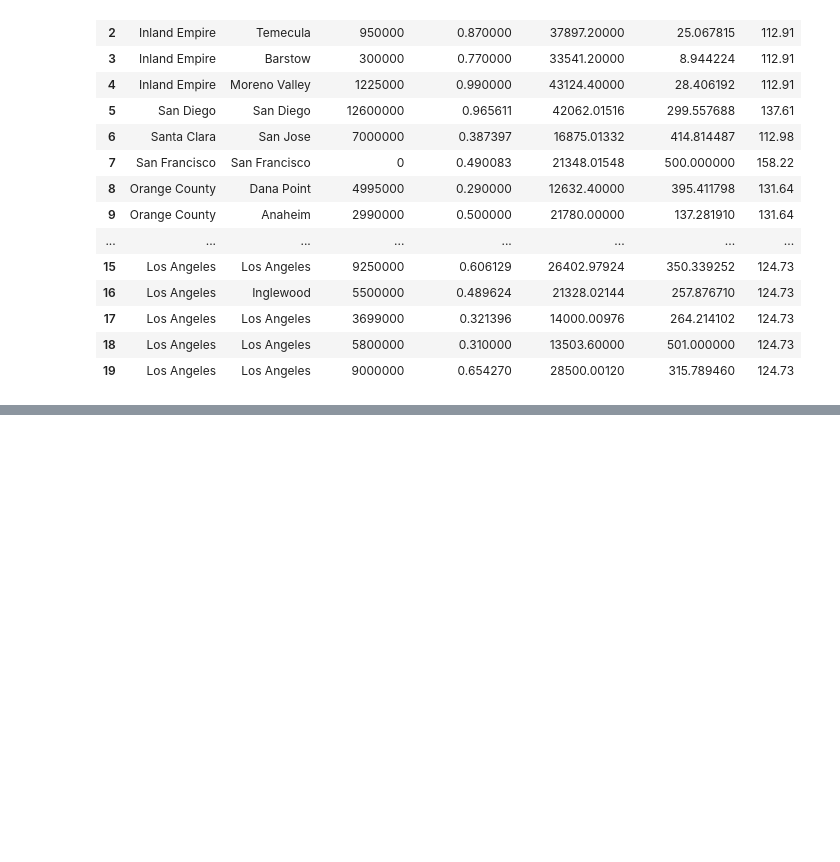
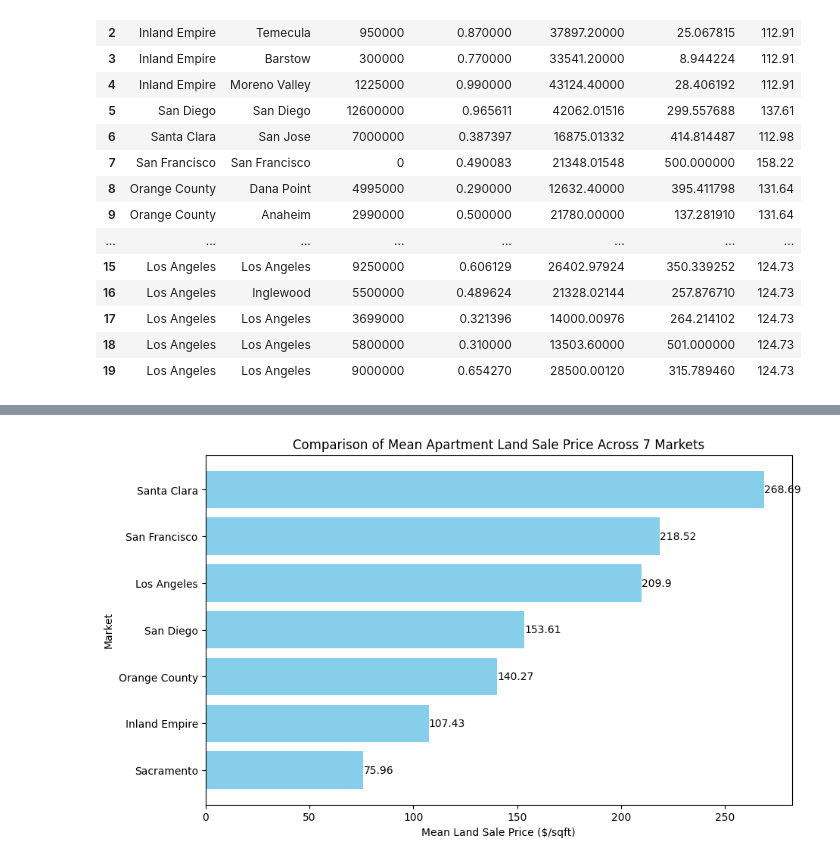
Before and after one commit to shasha920/HotelvsApartmentGrowth, a Jupyter notebook: HuaYang7MarketLandAnalysis.ipynb, the cells around one changed output, grey strips where cells are left out. Cells and saved outputs as stored; diff of their text form; code cells hidden in the pictures; blank space fills up the shorter version.

```diff
--- a/HuaYang7MarketLandAnalysis.ipynb
+++ b/HuaYang7MarketLandAnalysis.ipynb
@@ -78,0 +79,3 @@ plt.show()
+# %%
+df1=pd.read_excel("7MarketApartmentLandAnalysis.xlsx")
+df1
@@ -78,0 +96,18 @@ plt.show()
+# %%
+mean_land_prices = df1.groupby("Market Name")["Land Sale to sqft"].mean().sort_values(ascending=False).reset_index()
+# %%
+plt.figure(figsize=(10, 6))
+bars = plt.barh(mean_land_prices["Market Name"], mean_land_prices["Land Sale to sqft"], color='skyblue')
+
+for bar in bars:
+    xval = bar.get_width()
+    plt.text(xval + 0.1, bar.get_y() + bar.get_height() / 2, round(xval, 2), ha='left', va='center')
+
+plt.ylabel('Market')
+plt.xlabel('Mean Land Sale Price ($/sqft)')
+plt.title('Comparison of Mean Apartment Land Sale Price Across 7 Markets')
+
+plt.gca().invert_yaxis()
+plt.show()
+# %% [output]
+[figure, added]
```
Also changed, not shown: parts of 9 cells of this notebook.
